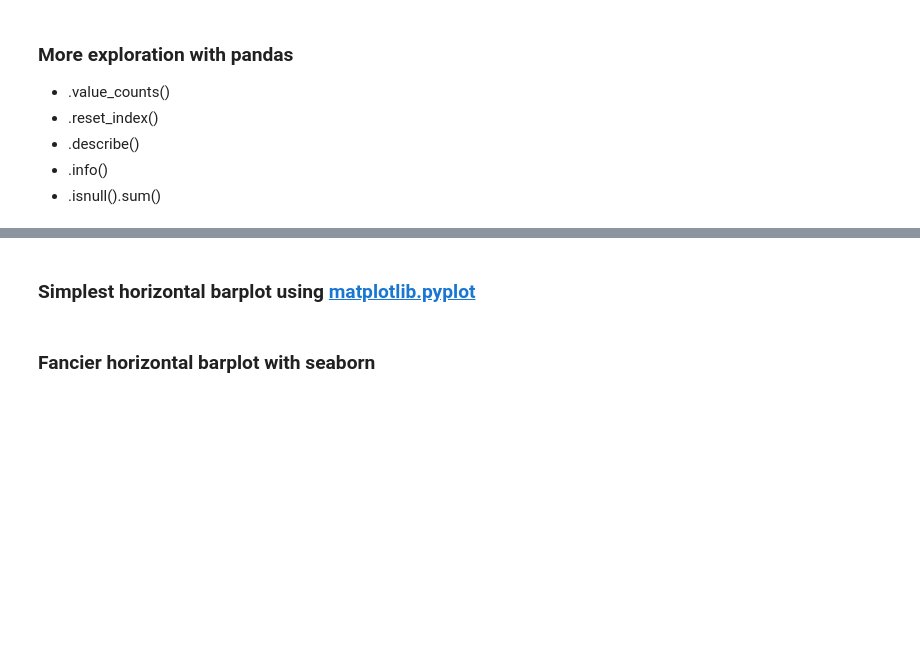
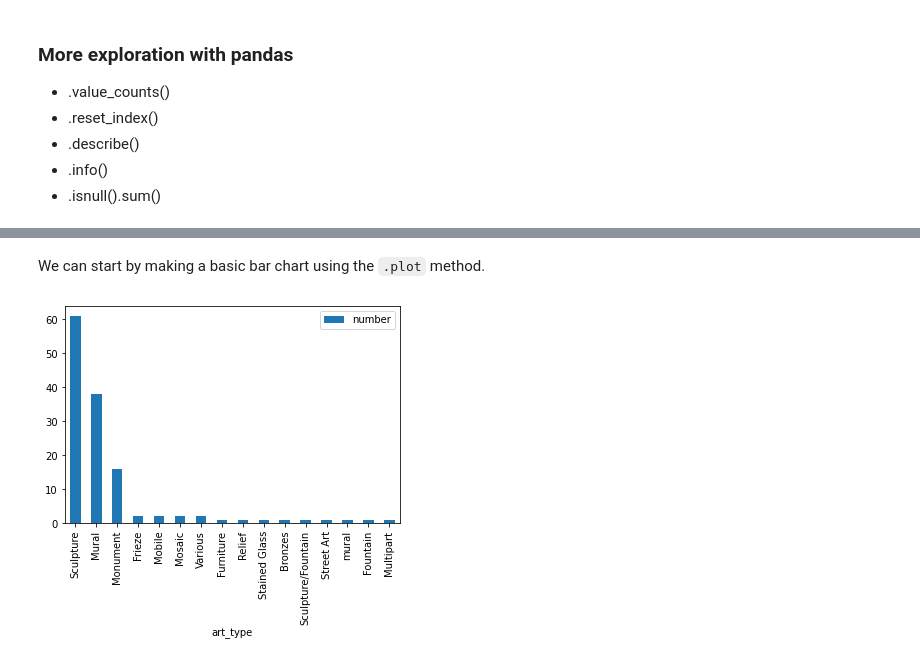
Before and after one commit to NSS-Data-Instructional-Stuff/data-analytics-jumpstart, a Jupyter notebook: 2022_citizen_satisfaction/class_notebooks/notebook_02_public_art_part_2.ipynb, the cells around one changed output, grey strips where cells are left out. Cells and saved outputs as stored; diff of their text form; code cells hidden in the pictures; blank space fills up the shorter version.

```diff
--- a/2022_citizen_satisfaction/class_notebooks/notebook_02_public_art_part_2.ipynb
+++ b/2022_citizen_satisfaction/class_notebooks/notebook_02_public_art_part_2.ipynb
@@ -70,0 +61,3 @@ art.columns
+# %%
+type_counts = art['art_type'].value_counts()
+type_counts.head()
@@ -79,2 +84,0 @@ art.type.value_counts()
-# %%
-type_counts = art.type.value_counts()
@@ -80,0 +130,3 @@ type_counts = art.type.value_counts()
+# %%
+type_counts.columns = ['art_type', 'number']
+type_counts.head(3)
@@ -104,3 +245,0 @@ type_counts.head(2)
-# %%
-type_counts.columns = ['art_type', 'count']
-type_counts.head(3)
@@ -130,2 +245,0 @@ art.isnull().sum()
-# %% [markdown]
-### Simplest horizontal barplot using [matplotlib.pyplot](https://matplotlib.org/api/_as_gen/matplotlib.pyplot.plot.html#examples-using-matplotlib-pyplot-plot)
@@ -134,2 +246,8 @@ plt.barh('art_type', 'count', data=type_counts, color = 'green', edgecolor = 'bl
-# %% [markdown]
-### Fancier horizontal barplot with seaborn
+# %% [markdown]
+We can start by making a basic bar chart using the `.plot` method.
+# %%
+type_counts.plot(kind = 'bar',
+                 x = 'art_type',
+                 y = 'number');
+# %% [output]
+[figure, added]
```
Also changed, not shown: parts of 75 cells of this notebook, 4 other files.
